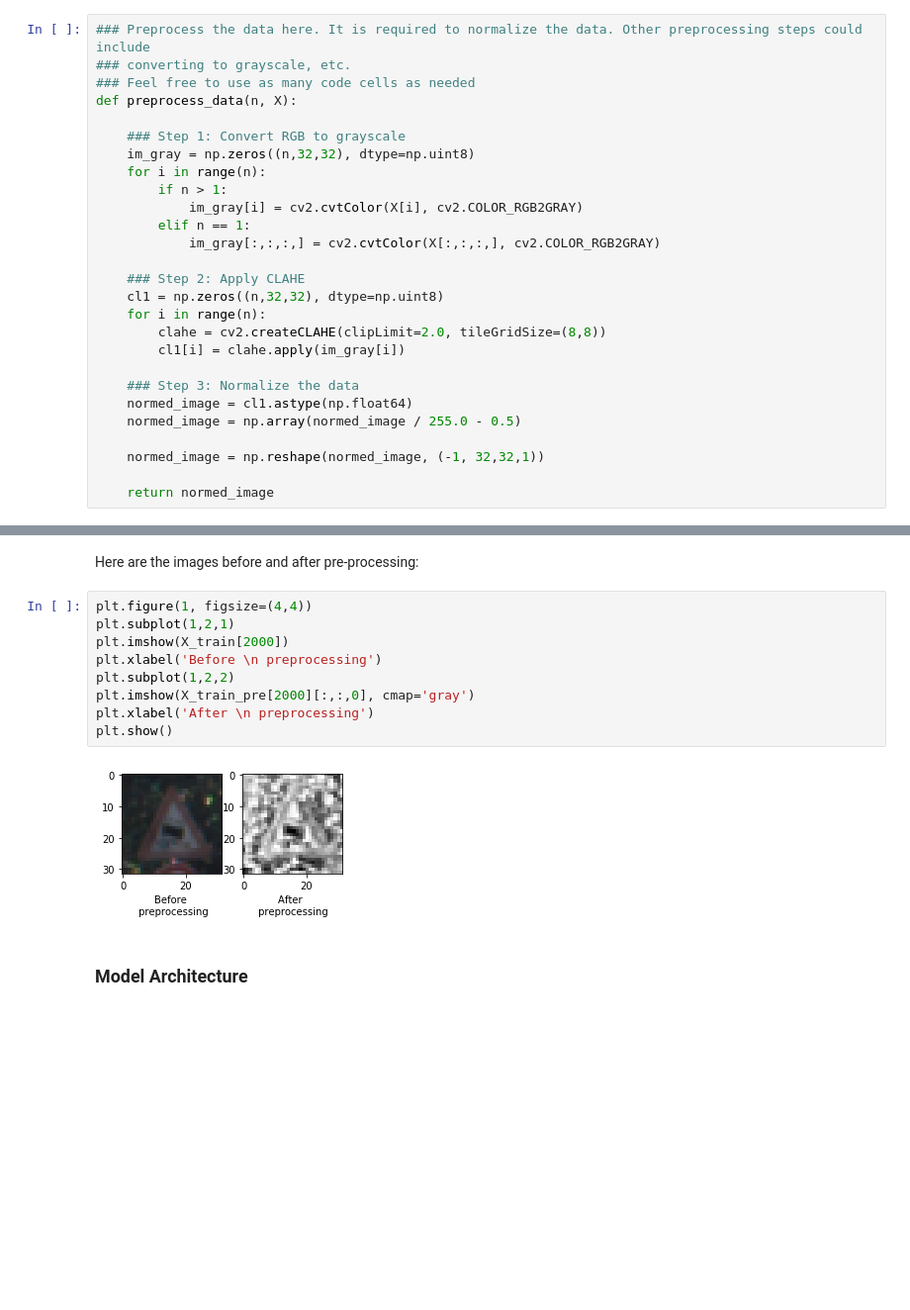
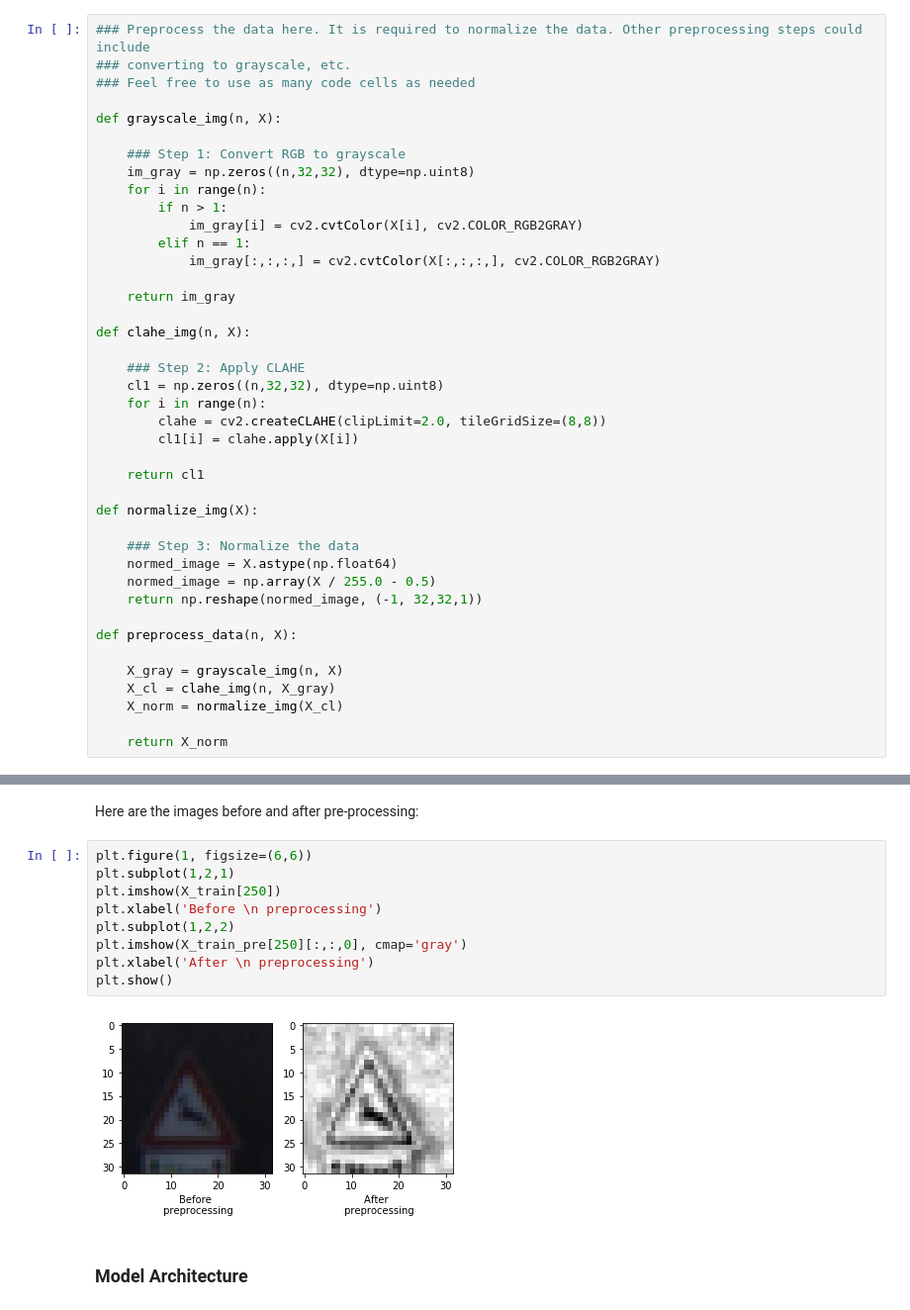
Before and after one commit to agoila/udacity-carnd-P2, a Jupyter notebook: LeNet_Traffic_Sign_Classifier.ipynb, the cells around one changed output, grey strips where cells are left out. Shown at 99% size. Saved outputs shown, nothing was run; the diff lists cells and outputs as text; blank space fills up the shorter version.

Commit message:
writeup and added images

```diff
--- a/LeNet_Traffic_Sign_Classifier.ipynb
+++ b/LeNet_Traffic_Sign_Classifier.ipynb
@@ -212,7 +214,8 @@ Use the code cell (or multiple code cells, if necessary) to implement the first
 ### Preprocess the data here. It is required to normalize the data. Other preprocessing steps could include
 ### converting to grayscale, etc.
 ### Feel free to use as many code cells as needed
-def preprocess_data(n, X):
+
+def grayscale_img(n, X):
 
     ### Step 1: Convert RGB to grayscale
     im_gray = np.zeros((n,32,32), dtype=np.uint8)
@@ -222,16 +225,29 @@ def preprocess_data(n, X):
         elif n == 1:
             im_gray[:,:,:,] = cv2.cvtColor(X[:,:,:,], cv2.COLOR_RGB2GRAY)
 
+    return im_gray
+
+def clahe_img(n, X):
+
     ### Step 2: Apply CLAHE
     cl1 = np.zeros((n,32,32), dtype=np.uint8)
     for i in range(n):
         clahe = cv2.createCLAHE(clipLimit=2.0, tileGridSize=(8,8))
-        cl1[i] = clahe.apply(im_gray[i])
+        cl1[i] = clahe.apply(X[i])
+
+    return cl1
+
+def normalize_img(X):
 
     ### Step 3: Normalize the data
-    normed_image = cl1.astype(np.float64)
-    normed_image = np.array(normed_image / 255.0 - 0.5)
+    normed_image = X.astype(np.float64)
+    normed_image = np.array(X / 255.0 - 0.5)
+    return np.reshape(normed_image, (-1, 32,32,1))
 
-    normed_image = np.reshape(normed_image, (-1, 32,32,1))
+def preprocess_data(n, X):
 
-    return normed_image
+    X_gray = grayscale_img(n, X)
+    X_cl = clahe_img(n, X_gray)
+    X_norm = normalize_img(X_cl)
+
+    return X_norm
@@ -242,16 +324,16 @@ X_test_pre = preprocess_data(n_test, X_test)
 # %% [markdown]
 Here are the images before and after pre-processing:
 # %%
-plt.figure(1, figsize=(4,4))
+plt.figure(1, figsize=(6,6))
 plt.subplot(1,2,1)
-plt.imshow(X_train[2000])
+plt.imshow(X_train[250])
 plt.xlabel('Before \n preprocessing')
 plt.subplot(1,2,2)
-plt.imshow(X_train_pre[2000][:,:,0], cmap='gray')
+plt.imshow(X_train_pre[250][:,:,0], cmap='gray')
 plt.xlabel('After \n preprocessing')
 plt.show()
 # %% [output]
-[figure, old version]
+[figure, new version]
 # %% [markdown]
 ### Model Architecture
 # %%
```
Also changed, not shown: parts of 24 cells of this notebook, 11 other files.
